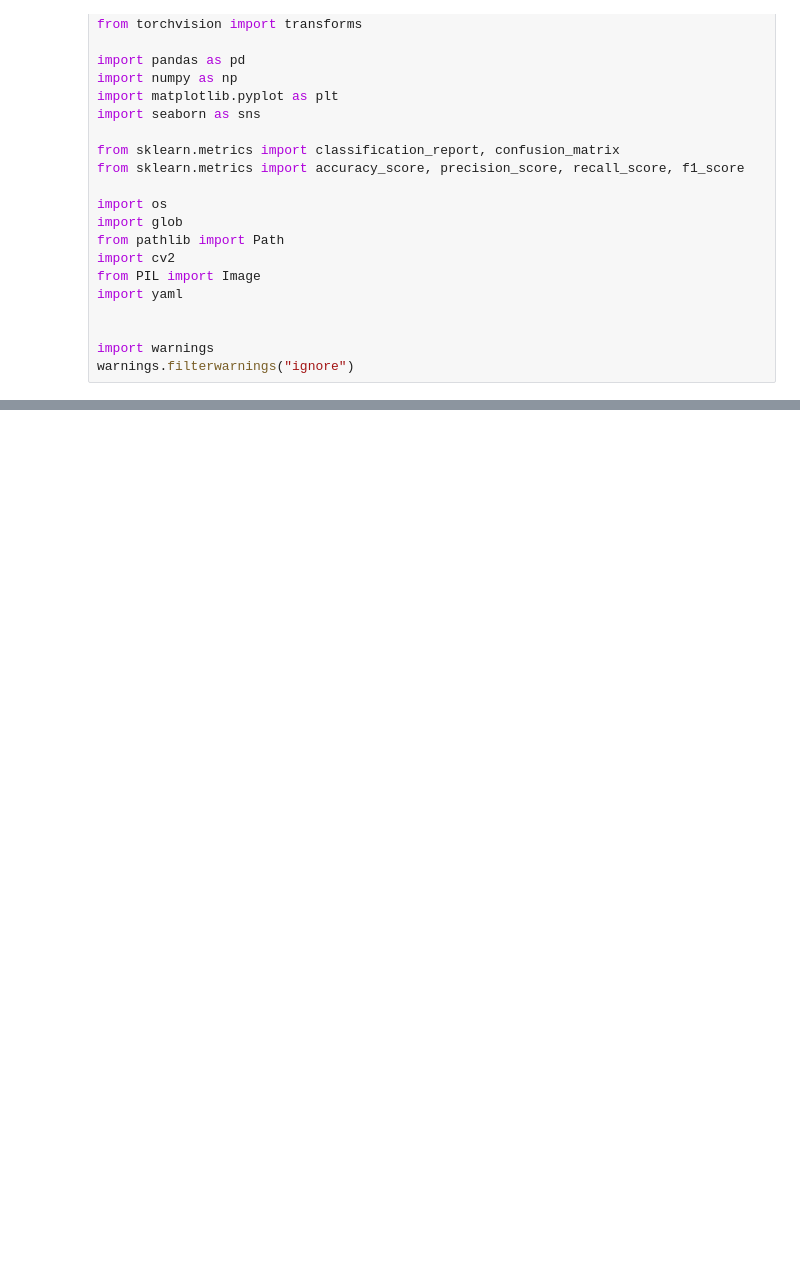
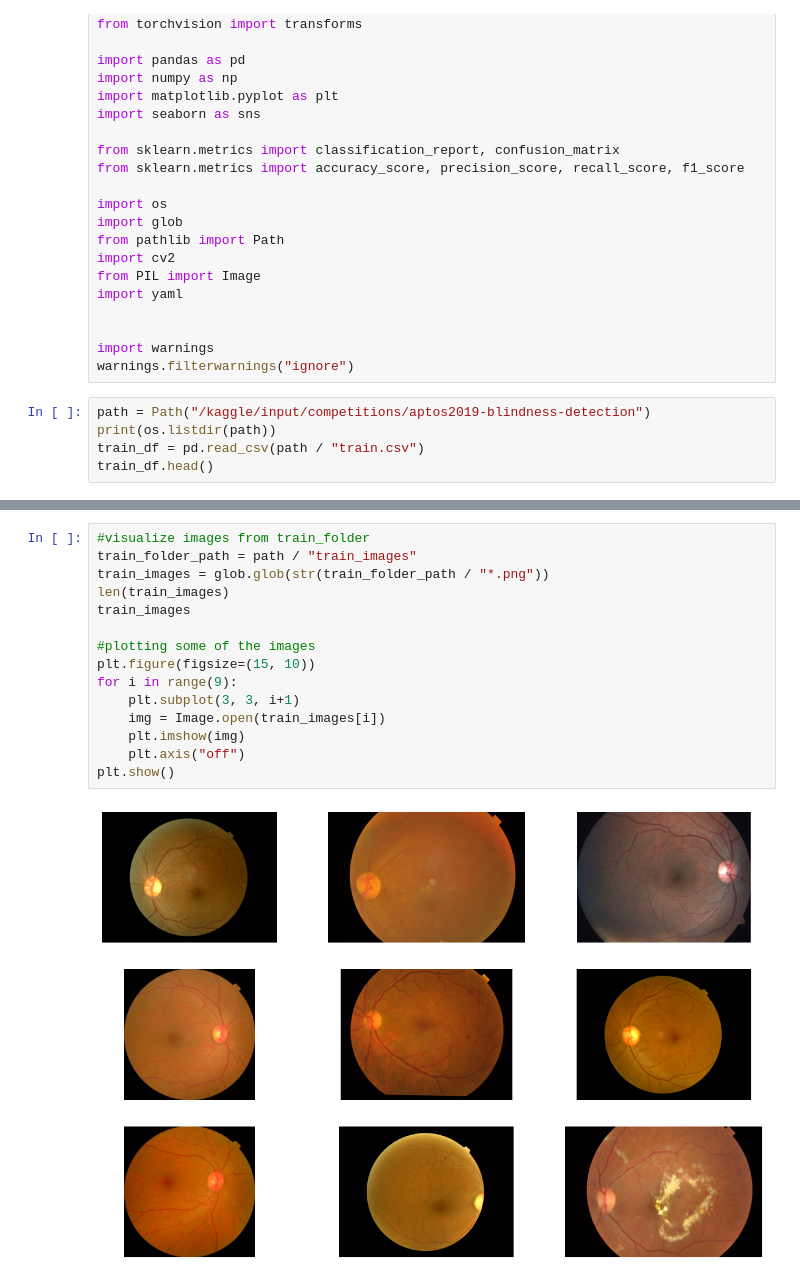
Before and after one commit to DPHeshanRanasinghe/Detect-Diabetic-Retinopathy, a Jupyter notebook: detect-diabetic-retinopathy.ipynb, the cells around one changed output, grey strips where cells are left out. Saved outputs shown, nothing was run; the diff lists cells and outputs as text; blank space fills up the shorter version.

Commit message:
Kaggle Notebook | Detect Diabetic Retinopathy | Version 2

```diff
--- a/detect-diabetic-retinopathy.ipynb
+++ b/detect-diabetic-retinopathy.ipynb
@@ -25,3 +25,8 @@ import yaml
 
 import warnings
 warnings.filterwarnings("ignore")
+# %%
+path = Path("/kaggle/input/competitions/aptos2019-blindness-detection")
+print(os.listdir(path))
+train_df = pd.read_csv(path / "train.csv")
+train_df.head()
@@ -27,0 +51,17 @@ warnings.filterwarnings("ignore")
+# %%
+#visualize images from train_folder
+train_folder_path = path / "train_images"
+train_images = glob.glob(str(train_folder_path / "*.png"))
+len(train_images)
+train_images
+
+#plotting some of the images
+plt.figure(figsize=(15, 10))
+for i in range(9):
+    plt.subplot(3, 3, i+1)
+    img = Image.open(train_images[i])
+    plt.imshow(img)
+    plt.axis("off")
+plt.show()
+# %% [output]
+[figure, added]
```
Also changed, not shown: parts of 3 cells of this notebook.
